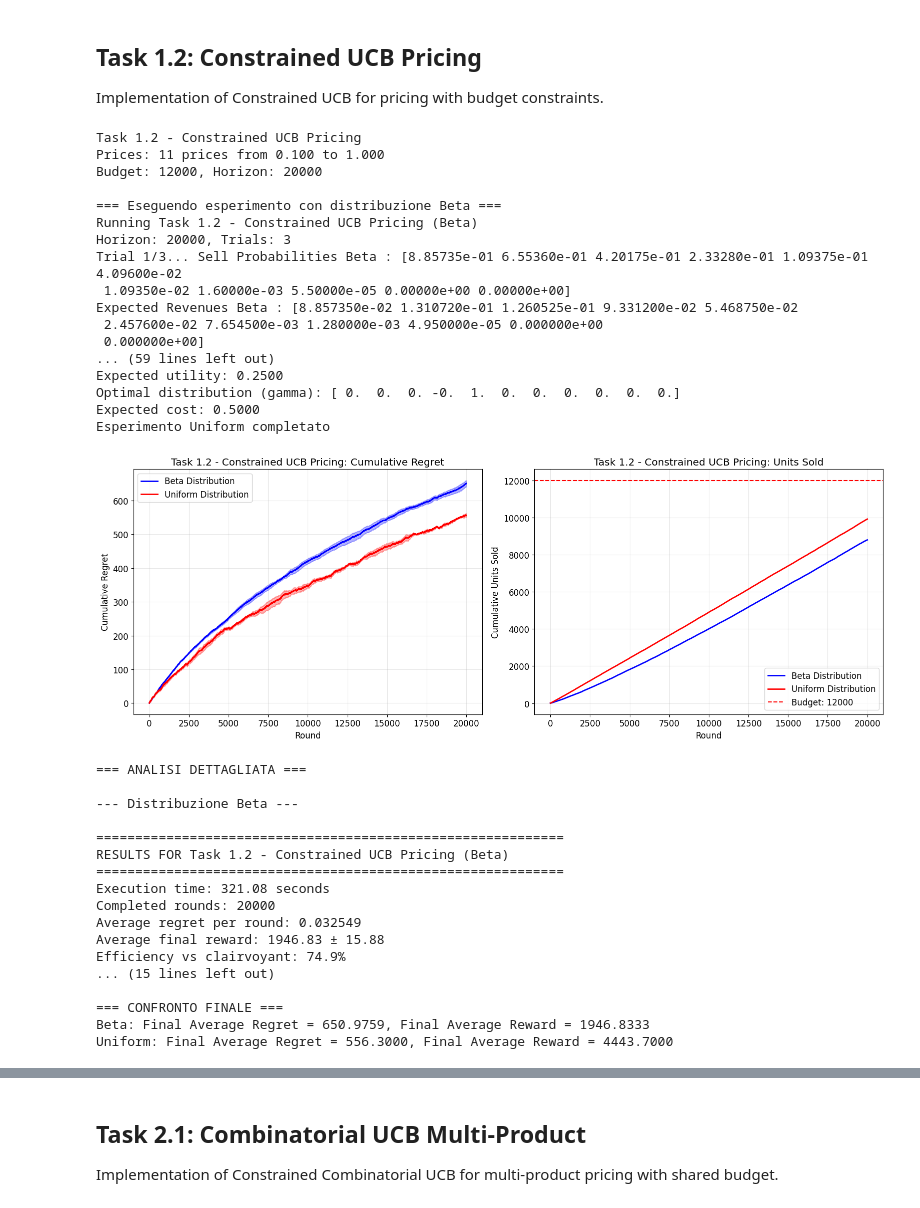
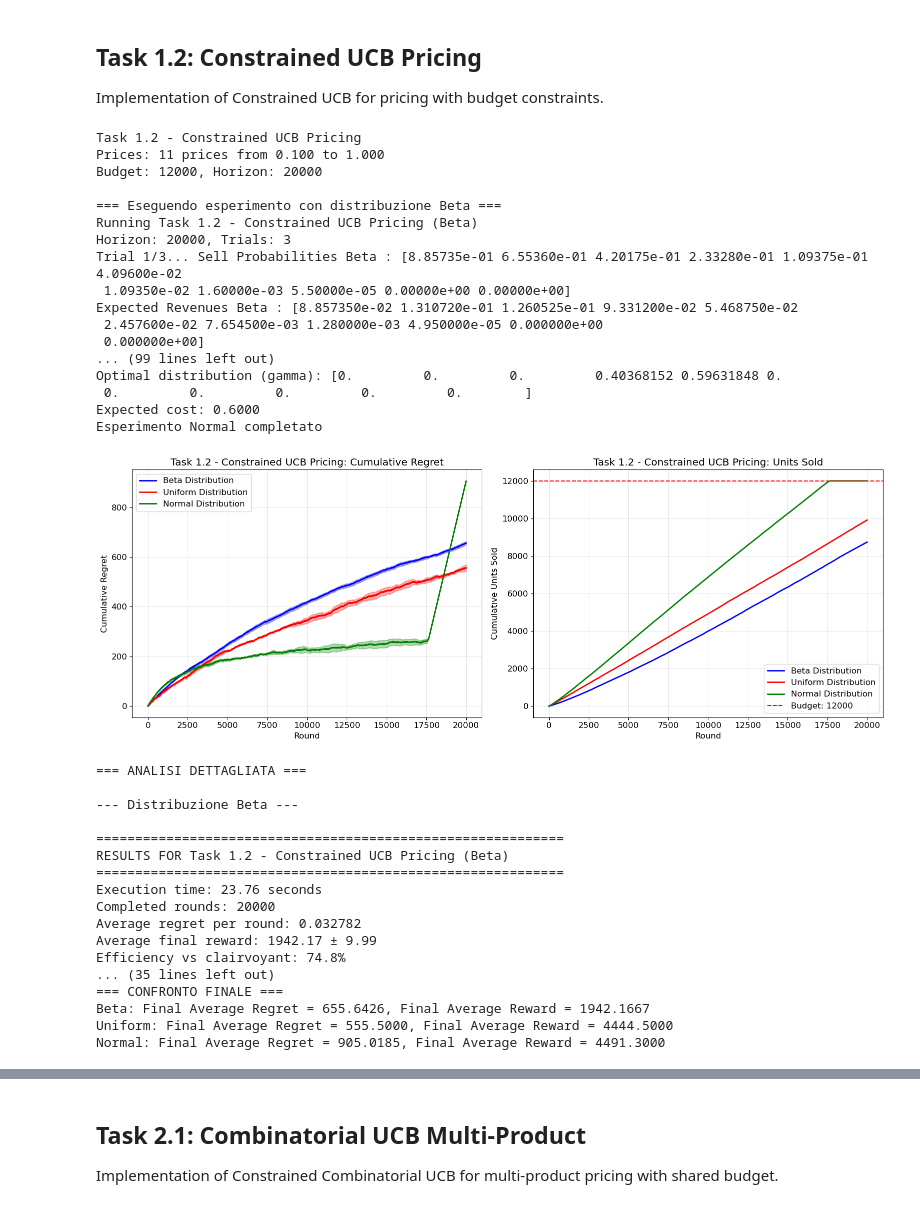
Before and after one commit to aceci0127/Online-Learning-Application-Group-Project, a Jupyter notebook: notebook.ipynb, the cells around one changed output, grey strips where cells are left out. Cells and saved outputs as stored; diff of their text form; code cells hidden in the pictures.

```diff
--- a/notebook.ipynb
+++ b/notebook.ipynb
@@ -177,20 +186,30 @@ class Task1_2_Runner(StandardExperimentRunner):
         if self.distribution == Distribution.UNIFORM:
             self.sell_probabilities = np.maximum(0, 1 - self.prices)
             print(f"Sell Probabilities Uniform : {self.sell_probabilities}")
-            print(
-                f"Expected Revenues Uniform : {self.prices * self.sell_probabilities}")
+            print(f"Expected Revenues Uniform : {self.prices * self.sell_probabilities}")
+
         elif self.distribution == Distribution.BETA:
+            # Coerente con l’ambiente BudgetedPricingEnvironment (beta(2,5))
             self.sell_probabilities = 1 - beta.cdf(self.prices, 2, 5)
             print(f"Sell Probabilities Beta : {self.sell_probabilities}")
-            print(
-                f"Expected Revenues Beta : {self.prices * self.sell_probabilities}")
+            print(f"Expected Revenues Beta : {self.prices * self.sell_probabilities}")
+
+        elif self.distribution == Distribution.NORMAL:
+            # Coerente con l’ambiente: N(0.5, 0.15^2) troncata/clip su [0,1]
+            mu, sigma = 0.5, 0.15
+            a, b = (0.0 - mu) / sigma, (1.0 - mu) / sigma
+            dist = truncnorm(a, b, loc=mu, scale=sigma)
+            self.sell_probabilities = 1.0 - dist.cdf(self.prices)
+            print(f"Sell Probabilities Normal : {self.sell_probabilities}")
+            print(f"Expected Revenues Normal : {self.prices * self.sell_probabilities}")
+
         else:
             raise ValueError(f"Distribution {self.distribution} not supported")
 
         self.expected_reward = self.prices * self.sell_probabilities
         self.exp_util, self.gamma, self.exp_cost = compute_clairvoyant_single_product(
-            self.prices, self.sell_probabilities, self.config.budget, self.config.horizon)
-
+            self.prices, self.sell_probabilities, self.config.budget, self.config.horizon
+        )
         return self.exp_util
 
     def extract_metrics(self, result) -> tuple[float, float]:
@@ -205,42 +224,53 @@ config = ExperimentConfig(
     seed=18,
     budget=12_000,
     prices=price_grid,
-    distribution=[Distribution.BETA, Distribution.UNIFORM],
+    distribution=[Distribution.BETA, Distribution.UNIFORM,Distribution.NORMAL],
     adaptive_rho=False
 )
 
 print("Task 1.2 - Constrained UCB Pricing")
 print(
     f"Prices: {len(price_grid)} prices from {price_grid[0]:.3f} to {price_grid[-2]:.3f}")
 print(f"Budget: {config.budget}, Horizon: {config.horizon}")
 
 multi_runner = MultiDistributionRunner(Task1_2_Runner, config)
 results = multi_runner.run_experiment()
 
 multi_runner.plot_comparison(show_units=True)
 
 multi_runner.print_analysis()
 
 multi_runner.plot_arm_distributions()
+
+##NOTE: Se vuoi evitare quel comportamento della normale e confrontare solo fino a quando l’agente può agire:
+# In run_single_trial->:
+# if action is None:
+#     if not flag:
+#         print(f"Trial {trial+1}: Agent stopped at round {t}.", end=" ")
+#         flag = True
+#     # registra lo stato corrente e termina il trial
+#     regrets.append(cum_regret)
+#     units_sold.append(int(cum_units))
+#     break
 # %% [output]
 Task 1.2 - Constrained UCB Pricing
 Prices: 11 prices from 0.100 to 1.000
 Budget: 12000, Horizon: 20000
 
 === Eseguendo esperimento con distribuzione Beta ===
 Running Task 1.2 - Constrained UCB Pricing (Beta)
 Horizon: 20000, Trials: 3
 Trial 1/3... Sell Probabilities Beta : [8.85735e-01 6.55360e-01 4.20175e-01 2.33280e-01 1.09375e-01 4.09600e-02
  1.09350e-02 1.60000e-03 5.50000e-05 0.00000e+00 0.00000e+00]
 Expected Revenues Beta : [8.857350e-02 1.310720e-01 1.260525e-01 9.331200e-02 5.468750e-02
  2.457600e-02 7.654500e-03 1.280000e-03 4.950000e-05 0.000000e+00
  0.000000e+00]
-... (59 lines left out)
-Expected utility: 0.2500
-Optimal distribution (gamma): [ 0.  0.  0. -0.  1.  0.  0.  0.  0.  0.  0.]
-Expected cost: 0.5000
-Esperimento Uniform completato
+... (99 lines left out)
+Optimal distribution (gamma): [0.         0.         0.         0.40368152 0.59631848 0.
+ 0.         0.         0.         0.         0.        ]
+Expected cost: 0.6000
+Esperimento Normal completato
-[figure, old version]
+[figure, new version]
 === ANALISI DETTAGLIATA ===
 
 --- Distribuzione Beta ---
@@ -248,13 +278,13 @@ Esperimento Uniform completato
 ============================================================
 RESULTS FOR Task 1.2 - Constrained UCB Pricing (Beta)
 ============================================================
-Execution time: 321.08 seconds
+Execution time: 23.76 seconds
 Completed rounds: 20000
-Average regret per round: 0.032549
-Average final reward: 1946.83 ± 15.88
-Efficiency vs clairvoyant: 74.9%
-... (15 lines left out)
-
+Average regret per round: 0.032782
+Average final reward: 1942.17 ± 9.99
+Efficiency vs clairvoyant: 74.8%
+... (35 lines left out)
 === CONFRONTO FINALE ===
-Beta: Final Average Regret = 650.9759, Final Average Reward = 1946.8333
-Uniform: Final Average Regret = 556.3000, Final Average Reward = 4443.7000
+Beta: Final Average Regret = 655.6426, Final Average Reward = 1942.1667
+Uniform: Final Average Regret = 555.5000, Final Average Reward = 4444.5000
+Normal: Final Average Regret = 905.0185, Final Average Reward = 4491.3000
```
Also changed, not shown: parts of 3 cells of this notebook, 3 other files.
